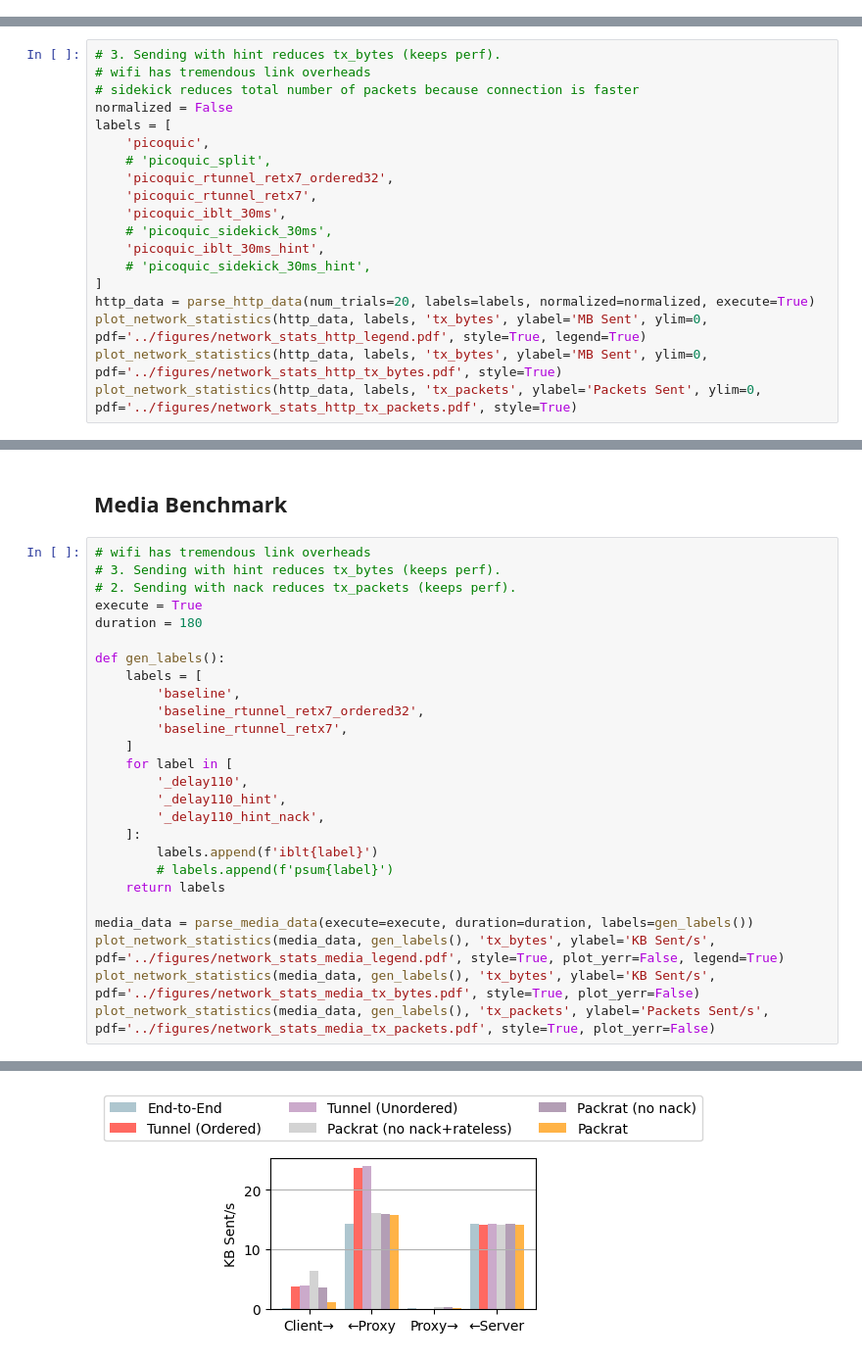
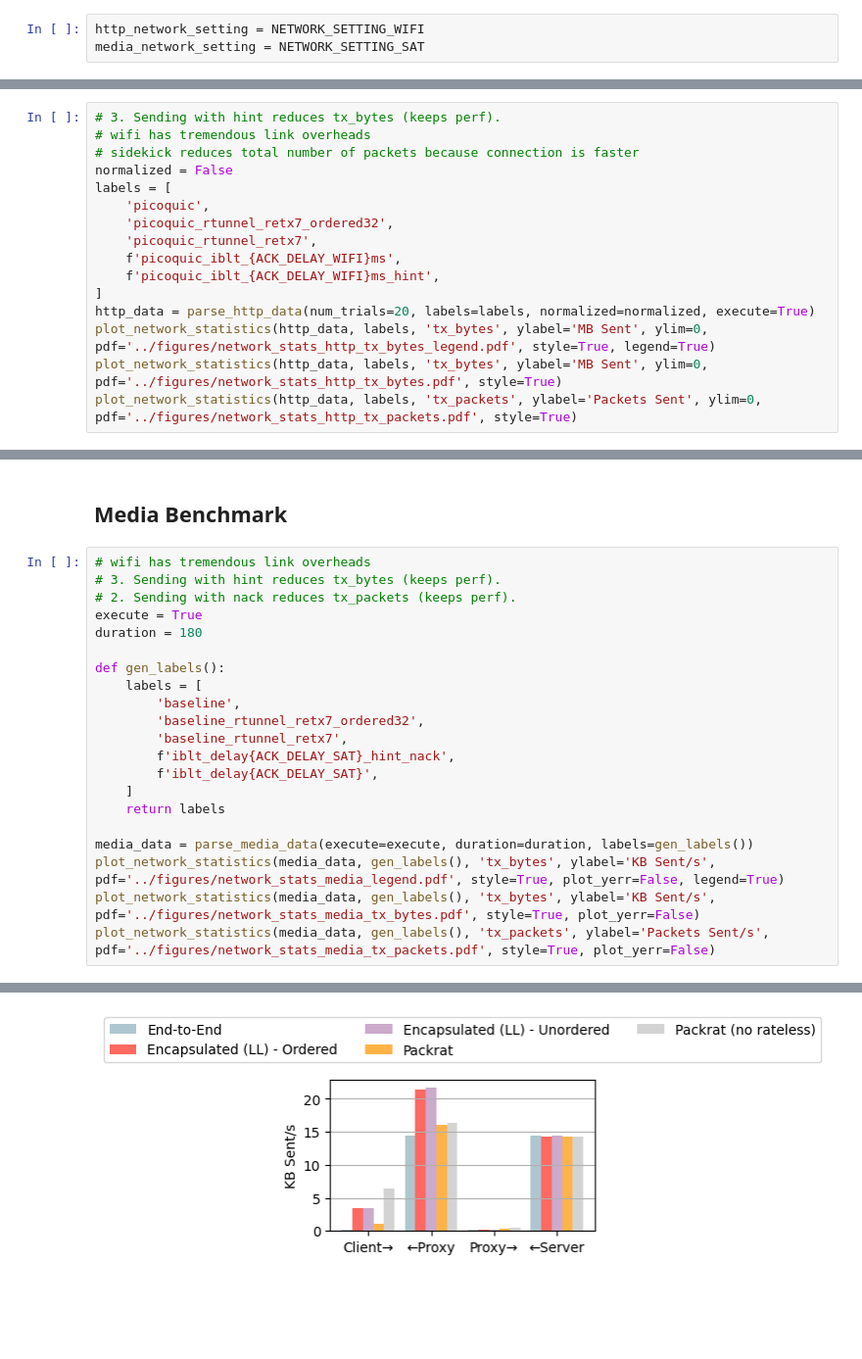
Before and after one commit to StanfordSNR/sidekick-downloads, a Jupyter notebook: notebook/network_statistics.ipynb, the cells around one changed output, grey strips where cells are left out. Shown at 98% size. Drawn from its saved outputs; the diff is of its cells as text; blank space fills up the shorter version.

```diff
--- a/notebook/network_statistics.ipynb
+++ b/notebook/network_statistics.ipynb
@@ -14,5 +15,8 @@ from treatments.media import treatment_map as media_treatment_map, NETWORK_SETTI
 # %% [markdown]
 ## Parse data
+# %%
+http_network_setting = NETWORK_SETTING_WIFI
+media_network_setting = NETWORK_SETTING_SAT
 # %%
 default_ifaces = ['h1-eth0', 'p1-eth0', 'p1-eth1', 'h2-eth0']
 default_metrics = ['tx_packets', 'tx_bytes', 'rx_packets', 'rx_bytes']
@@ -147,16 +151,13 @@ def plot_network_statistics(data, keys: List[str], metric: str, title: str=None,
 normalized = False
 labels = [
     'picoquic',
-    # 'picoquic_split',
     'picoquic_rtunnel_retx7_ordered32',
     'picoquic_rtunnel_retx7',
-    'picoquic_iblt_30ms',
-    # 'picoquic_sidekick_30ms',
-    'picoquic_iblt_30ms_hint',
-    # 'picoquic_sidekick_30ms_hint',
+    f'picoquic_iblt_{ACK_DELAY_WIFI}ms',
+    f'picoquic_iblt_{ACK_DELAY_WIFI}ms_hint',
 ]
 http_data = parse_http_data(num_trials=20, labels=labels, normalized=normalized, execute=True)
-plot_network_statistics(http_data, labels, 'tx_bytes', ylabel='MB Sent', ylim=0, pdf='../figures/network_stats_http_legend.pdf', style=True, legend=True)
+plot_network_statistics(http_data, labels, 'tx_bytes', ylabel='MB Sent', ylim=0, pdf='../figures/network_stats_http_tx_bytes_legend.pdf', style=True, legend=True)
 plot_network_statistics(http_data, labels, 'tx_bytes', ylabel='MB Sent', ylim=0, pdf='../figures/network_stats_http_tx_bytes.pdf', style=True)
 plot_network_statistics(http_data, labels, 'tx_packets', ylabel='Packets Sent', ylim=0, pdf='../figures/network_stats_http_tx_packets.pdf', style=True)
 # %% [output]
@@ -195,14 +196,9 @@ def gen_labels():
         'baseline',
         'baseline_rtunnel_retx7_ordered32',
         'baseline_rtunnel_retx7',
+        f'iblt_delay{ACK_DELAY_SAT}_hint_nack',
+        f'iblt_delay{ACK_DELAY_SAT}',
     ]
-    for label in [
-        '_delay110',
-        '_delay110_hint',
-        '_delay110_hint_nack',
-    ]:
-        labels.append(f'iblt{label}')
-        # labels.append(f'psum{label}')
     return labels
 
 media_data = parse_media_data(execute=execute, duration=duration, labels=gen_labels())
@@ -219,2 +214,2 @@ iblt_delay110_hint_nack tx_bytes [1.2751961129433735, 15.838724627428588, 0.2372
 ../figures/network_stats_media_legend.pdf
-[figure, old version]
+[figure, new version]
```
Also changed, not shown: parts of 3 cells of this notebook, 1 other file.
